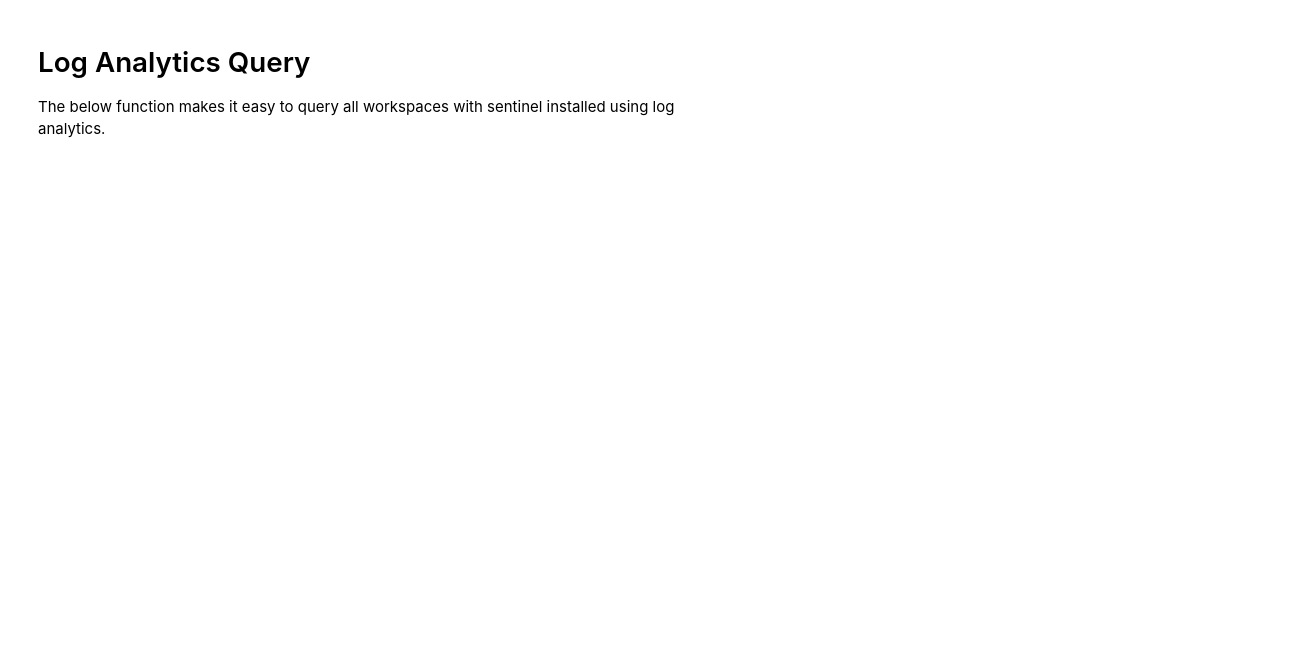
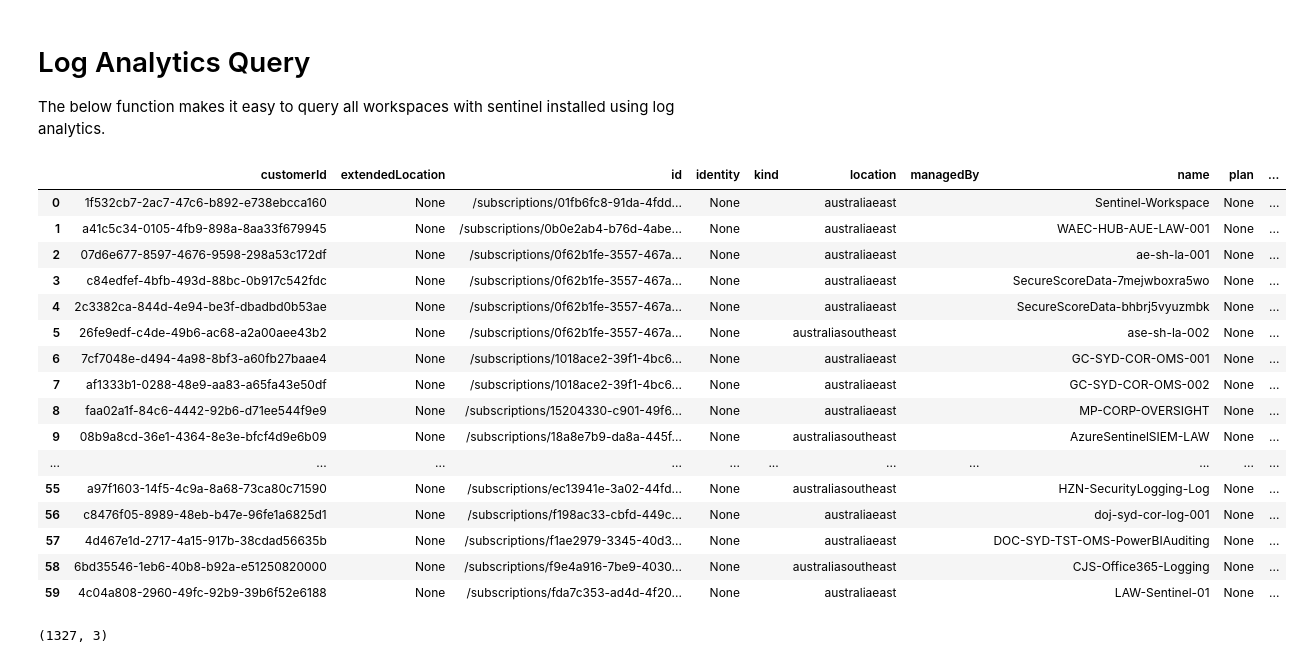
Before and after one commit to wagov/nbdev-squ, a Jupyter notebook: nbs/01_api.ipynb, the cells around one changed output. Drawn from its saved outputs; the diff is of its cells as text; code cells hidden in the pictures; blank space fills up the shorter version.

```diff
--- a/nbs/01_api.ipynb
+++ b/nbs/01_api.ipynb
@@ -106,0 +113,20 @@ query_all("SecurityIncident | take 20")
+# %%
+list_securityinsights()
+# %% [output]
+|  | customerId | extendedLocation | id | identity | kind | location | managedBy | name | plan | ... |
+| 0 | 1f532cb7-2ac7-47c6-b892-e738ebcca160 | None | /subscriptions/01fb6fc8-91da-4fdd... | None |  | australiaeast |  | Sentinel-Workspace | None | ... |
+| 1 | a41c5c34-0105-4fb9-898a-8aa33f679945 | None | /subscriptions/0b0e2ab4-b76d-4abe... | None |  | australiaeast |  | WAEC-HUB-AUE-LAW-001 | None | ... |
+| 2 | 07d6e677-8597-4676-9598-298a53c172df | None | /subscriptions/0f62b1fe-3557-467a... | None |  | australiaeast |  | ae-sh-la-001 | None | ... |
+| 3 | c84edfef-4bfb-493d-88bc-0b917c542fdc | None | /subscriptions/0f62b1fe-3557-467a... | None |  | australiaeast |  | SecureScoreData-7mejwboxra5wo | None | ... |
+| 4 | 2c3382ca-844d-4e94-be3f-dbadbd0b53ae | None | /subscriptions/0f62b1fe-3557-467a... | None |  | australiaeast |  | SecureScoreData-bhbrj5vyuzmbk | None | ... |
+| 5 | 26fe9edf-c4de-49b6-ac68-a2a00aee43b2 | None | /subscriptions/0f62b1fe-3557-467a... | None |  | australiasoutheast |  | ase-sh-la-002 | None | ... |
+| 6 | 7cf7048e-d494-4a98-8bf3-a60fb27baae4 | None | /subscriptions/1018ace2-39f1-4bc6... | None |  | australiaeast |  | GC-SYD-COR-OMS-001 | None | ... |
+| 7 | af1333b1-0288-48e9-aa83-a65fa43e50df | None | /subscriptions/1018ace2-39f1-4bc6... | None |  | australiaeast |  | GC-SYD-COR-OMS-002 | None | ... |
+| 8 | faa02a1f-84c6-4442-92b6-d71ee544f9e9 | None | /subscriptions/15204330-c901-49f6... | None |  | australiaeast |  | MP-CORP-OVERSIGHT | None | ... |
+| 9 | 08b9a8cd-36e1-4364-8e3e-bfcf4d9e6b09 | None | /subscriptions/18a8e7b9-da8a-445f... | None |  | australiasoutheast |  | AzureSentinelSIEM-LAW | None | ... |
+| ... | ... | ... | ... | ... | ... | ... | ... | ... | ... | ... |
+| 55 | a97f1603-14f5-4c9a-8a68-73ca80c71590 | None | /subscriptions/ec13941e-3a02-44fd... | None |  | australiasoutheast |  | HZN-SecurityLogging-Log | None | ... |
+| 56 | c8476f05-8989-48eb-b47e-96fe1a6825d1 | None | /subscriptions/f198ac33-cbfd-449c... | None |  | australiaeast |  | doj-syd-cor-log-001 | None | ... |
+| 57 | 4d467e1d-2717-4a15-917b-38cdad56635b | None | /subscriptions/f1ae2979-3345-40d3... | None |  | australiaeast |  | DOC-SYD-TST-OMS-PowerBIAuditing | None | ... |
+| 58 | 6bd35546-1eb6-40b8-b92a-e51250820000 | None | /subscriptions/f9e4a916-7be9-4030... | None |  | australiasoutheast |  | CJS-Office365-Logging | None | ... |
+| 59 | 4c04a808-2960-49fc-92b9-39b6f52e6188 | None | /subscriptions/fda7c353-ad4d-4f20... | None |  | australiaeast |  | LAW-Sentinel-01 | None | ... |
@@ -106,0 +146,4 @@ query_all("SecurityIncident | take 20")
+# %%
+df.shape
+# %% [output]
+(1327, 3)
```
Also changed, not shown: parts of 6 cells of this notebook, 11 other files.
